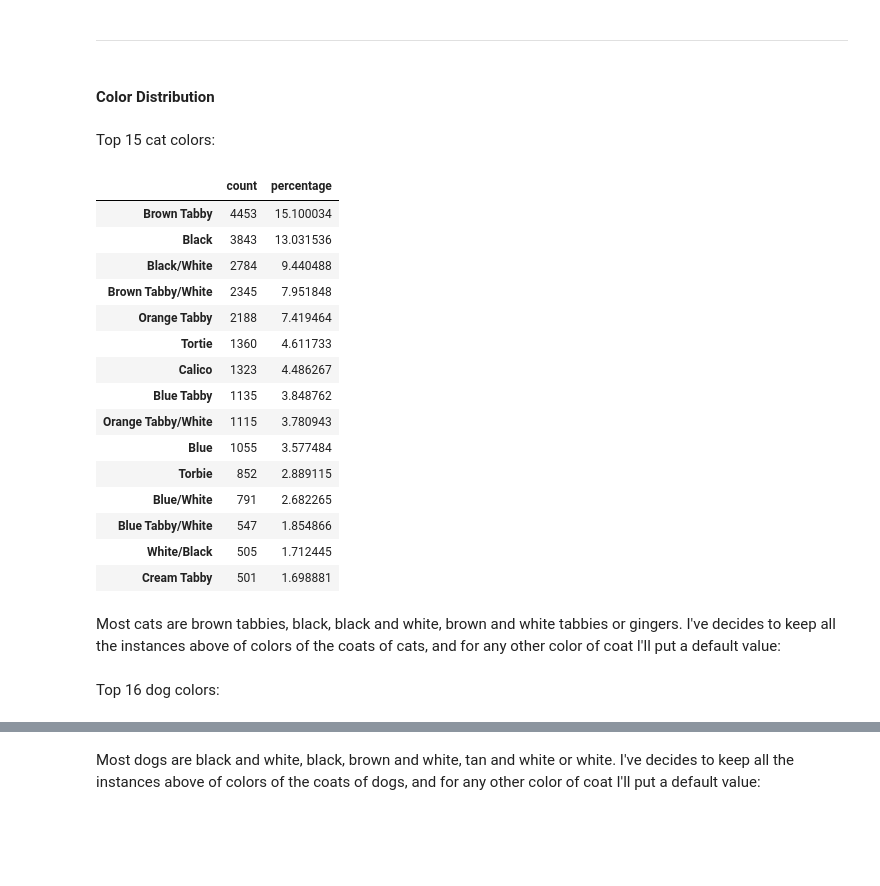
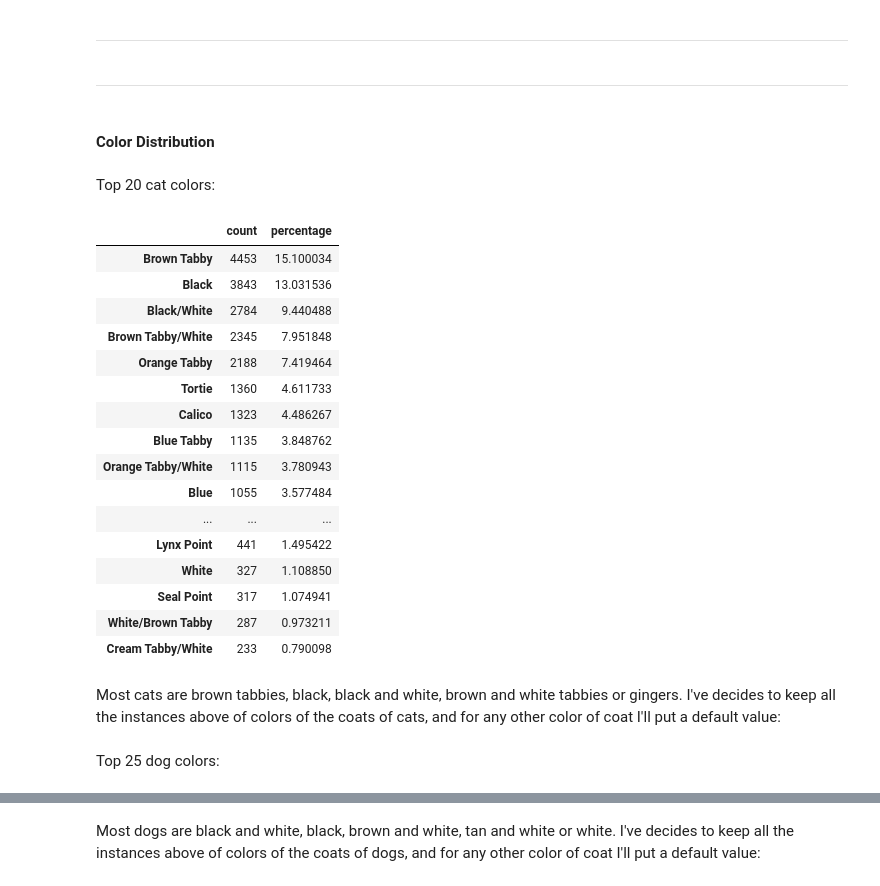
Before and after one commit to Darmendel/TDS-project, a Jupyter notebook: Final Pipeline.ipynb, the cells around one changed output, grey strips where cells are left out. Cells and saved outputs as stored; diff of their text form; code cells hidden in the pictures; blank space fills up the shorter version.

```diff
--- a/Final Pipeline.ipynb
+++ b/Final Pipeline.ipynb
@@ -252,12 +249,16 @@ df_id = 'animal_id_outcome'
 # %% [markdown]
 Checking if the missing 'animal_id' values exist in df_in_out (using the aac_intakes_outcomes.csv dataset):
 # %%
+column_name = 'age_upon_outcome'
+df_id = 'animal_id_outcome'
+
 # Find all 'animal_id' of rows with None values in the 'age_upon_outcome' column
 missing_animal_ids_age = get_missing_animal_ids(dtf, column_name)
 print_animal_ids(column_name, missing_animal_ids_age)
 
-# Selecting the existing 'animal_id' values from missing_animal_ids_age based on existence in the filtered df_in_out
-existing_animal_id_age = get_existing_animal_ids_in_dataset(df_in_out, column_name, missing_animal_ids_age, df_id)
+# Selecting the existing 'animal_id' values based on existence in the filtered df_in_out
+existing_animal_id_age = get_existing_animal_ids_in_dataset(df_in_out, column_name,
+                                                        missing_animal_ids_age, df_id)
 print_animal_ids(column_name, existing_animal_id_age, 'df_in_out')
 # %% [output]
 Animal IDs with missing values in 'age_upon_outcome' column:
@@ -295,16 +293,20 @@ df_id = 'animal_id_outcome'
 # %% [markdown]
 Checking if the missing 'animal_id' values exist in df_in_out (using the aac_intakes_outcomes.csv dataset):
 # %%
+column_name = 'outcome_type'
+df_id = 'animal_id_outcome'
+
 # Find all 'animal_id' of rows with None values in the 'outcome_type' column
 missing_animal_ids_outcome = get_missing_animal_ids(dtf, column_name)
 print_animal_ids(column_name, missing_animal_ids_outcome)
 
-# Selecting the existing 'animal_id' values from missing_animal_ids_outcome based on existence in the filtered df_in_out
-existing_animal_id_outcome = get_existing_animal_ids_in_dataset(df_in_out, column_name, missing_animal_ids_outcome, df_id)
+# Selecting the existing 'animal_id' values based on existence in the filtered df_in_out
+existing_animal_id_outcome = get_existing_animal_ids_in_dataset(df_in_out, column_name,
+                                                            missing_animal_ids_outcome, df_id)
 
 # Filtering out any null values
-existing_animal_id_outcome = filter_null_values(df_in_out, column_name, existing_animal_id_outcome, outcome_list, df_id)
-
+existing_animal_id_outcome = filter_null_values(df_in_out, column_name, existing_animal_id_outcome,
+                                                                                    outcome_list, df_id)
 print_animal_ids(column_name, existing_animal_id_outcome, 'df_in_out')
 # %% [output]
 Animal IDs with missing values in 'outcome_type' column:
@@ -383,18 +382,22 @@ Checking if the missing 'animal_id' values exist in df_in_out (using the aac_int
 # %% [markdown]
 -----------------Takes ~50s - add skip option
 # %%
+column_name = 'outcome_subtype'
+df_id = 'animal_id_outcome'
+
 sub_outcome_list = dtf['outcome_subtype'].dropna().unique()
 
 # Find all 'animal_id' of rows with None values in the 'outcome_subtype' column
 missing_animal_ids_sub = get_missing_animal_ids(dtf, column_name)
 print_animal_ids(column_name, missing_animal_ids_sub)
 
-# Selecting the existing 'animal_id' values from missing_animal_ids_sub based on existence in the filtered df_in_out
-existing_animal_id_sub = get_existing_animal_ids_in_dataset(df_in_out, column_name, missing_animal_ids_sub, df_id)
+# Selecting the existing 'animal_id' values based on existence in the filtered df_in_out
+existing_animal_id_sub = get_existing_animal_ids_in_dataset(df_in_out, column_name,
+                                                            missing_animal_ids_sub, df_id)
 
 # Filtering out any null values
-existing_animal_id_sub = filter_null_values(df_in_out, column_name, existing_animal_id_sub, sub_outcome_list, df_id)
-
+existing_animal_id_sub = filter_null_values(df_in_out, column_name, existing_animal_id_sub,
+                                                                        sub_outcome_list, df_id)
 print_animal_ids(column_name, existing_animal_id_sub, 'df_in_out')
 # %% [output]
 Animal IDs with missing values in 'outcome_subtype' column:
@@ -579,29 +583,34 @@ column_order = ['age_upon_outcome', 'animal_id', 'animal_type', 'breed', 'color'
 dtf = dtf[column_order]
 # %% [markdown]
 ***
+# %%
+df = dtf.copy()
+# %% [markdown]
+***
 # %% [markdown]
 #### Color Distribution
 # %% [markdown]
-Top 15 cat colors:
+Top 20 cat colors:
 # %%
-top_k_cat_colors = pd.DataFrame(get_top_k(dtf, 'color', 'Cat', 15))
-top_k_cat_colors.head(15)
+top_k_cat_colors = pd.DataFrame(get_top_k(df, 'color', 'Cat', 20))
+top_k_cat_colors.head(20)
 # %% [output]
 |  | count | percentage |
 | Brown Tabby | 4453 | 15.100034 |
 | Black | 3843 | 13.031536 |
 | Black/White | 2784 | 9.440488 |
 | Brown Tabby/White | 2345 | 7.951848 |
 | Orange Tabby | 2188 | 7.419464 |
 | Tortie | 1360 | 4.611733 |
 | Calico | 1323 | 4.486267 |
 | Blue Tabby | 1135 | 3.848762 |
 | Orange Tabby/White | 1115 | 3.780943 |
 | Blue | 1055 | 3.577484 |
-| Torbie | 852 | 2.889115 |
-| Blue/White | 791 | 2.682265 |
-| Blue Tabby/White | 547 | 1.854866 |
-| White/Black | 505 | 1.712445 |
-| Cream Tabby | 501 | 1.698881 |
+| ... | ... | ... |
+| Lynx Point | 441 | 1.495422 |
+| White | 327 | 1.108850 |
+| Seal Point | 317 | 1.074941 |
+| White/Brown Tabby | 287 | 0.973211 |
+| Cream Tabby/White | 233 | 0.790098 |
 # %% [markdown]
 Most cats are brown tabbies, black, black and white, brown and white tabbies or gingers. I've decides to keep all the instances above of colors of the coats of cats, and for any other color of coat I'll put a default value:
@@ -610,3 +619,3 @@ dtf = set_top_k_colors(dtf, 'Cat', 15)
 # %% [markdown]
-Top 16 dog colors:
+Top 25 dog colors:
 # %%
```
Also changed, not shown: parts of 57 cells of this notebook.
